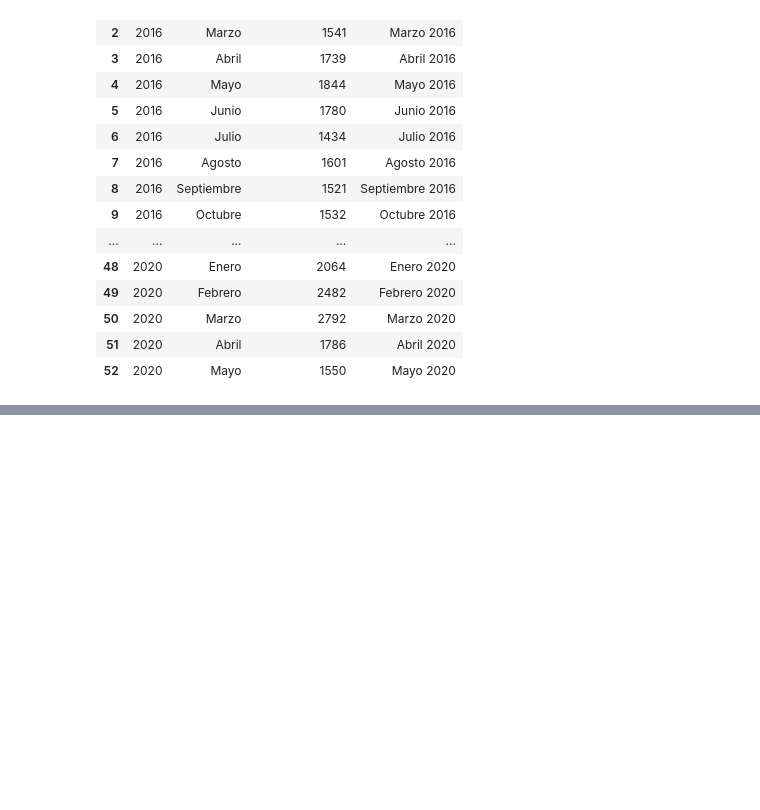
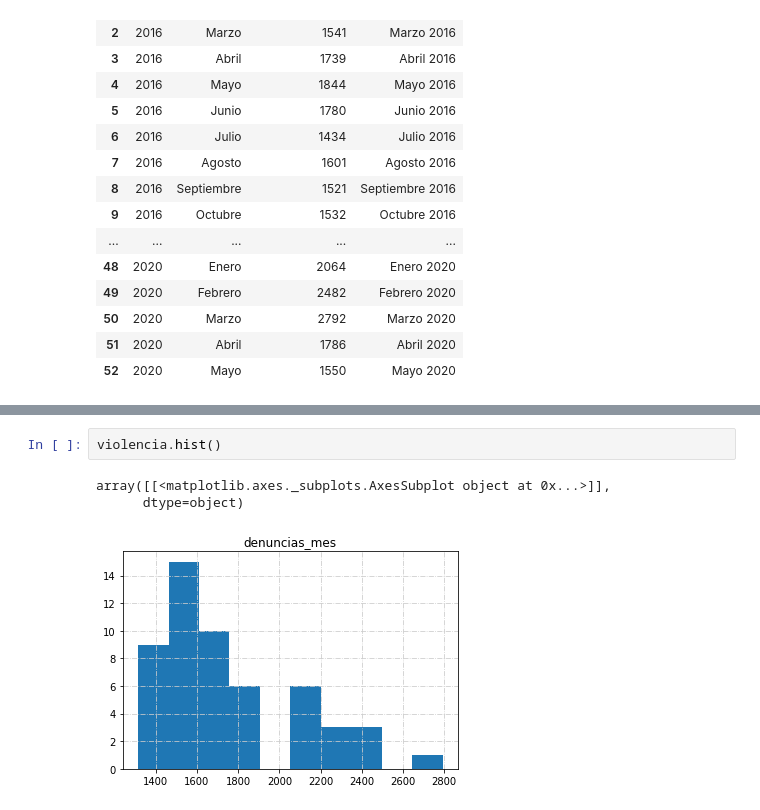
Before and after one commit to prope-2020-gh-classroom/practica-final-por-equipos-verano-2020-itam-patyua, a Jupyter notebook: Descriptivos.ipynb, the cells around one changed output, grey strips where cells are left out. Cells and saved outputs as stored; diff of their text form; blank space fills up the shorter version.

```diff
--- a/Descriptivos.ipynb
+++ b/Descriptivos.ipynb
@@ -52,0 +72,6 @@ plt.show()
+# %%
+violencia.hist()
+# %% [output]
+array([[<matplotlib.axes._subplots.AxesSubplot object at 0x...>]],
+      dtype=object)
+[figure, added]
```
Also changed, not shown: parts of 10 cells of this notebook.
